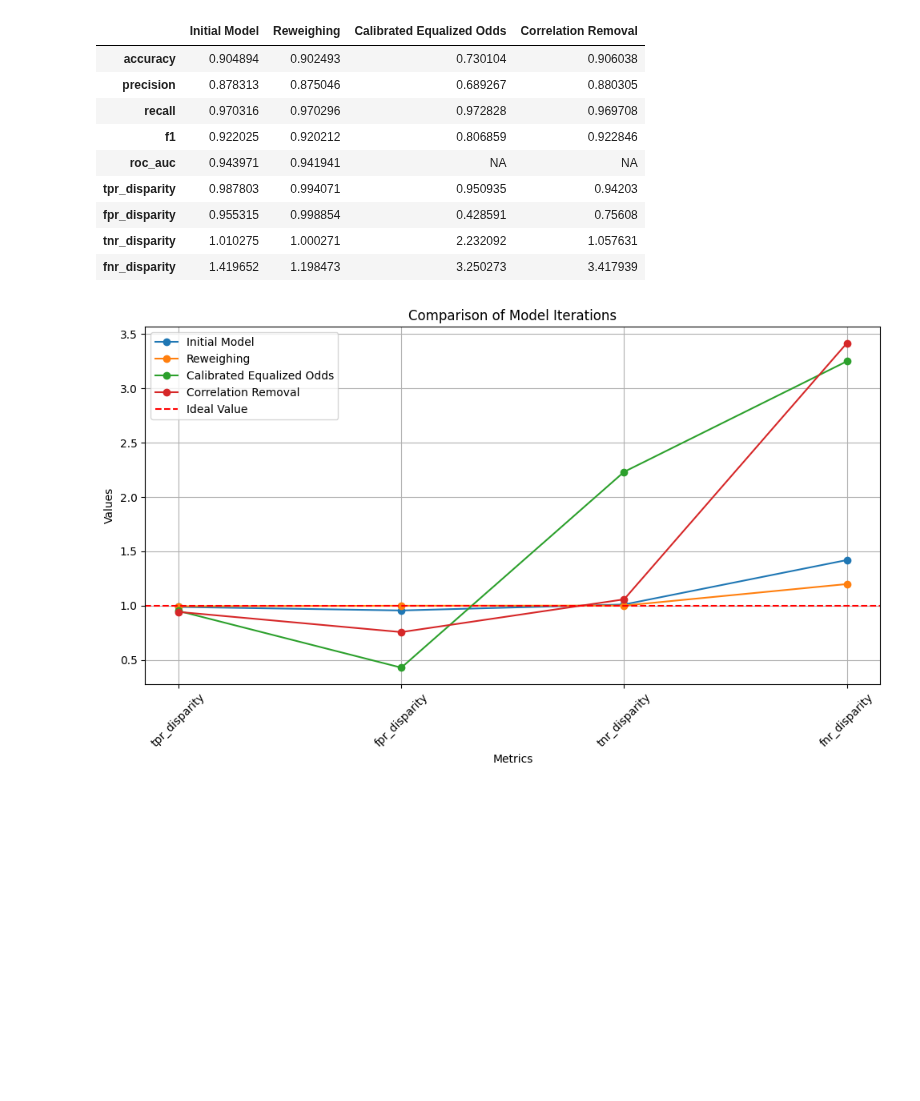
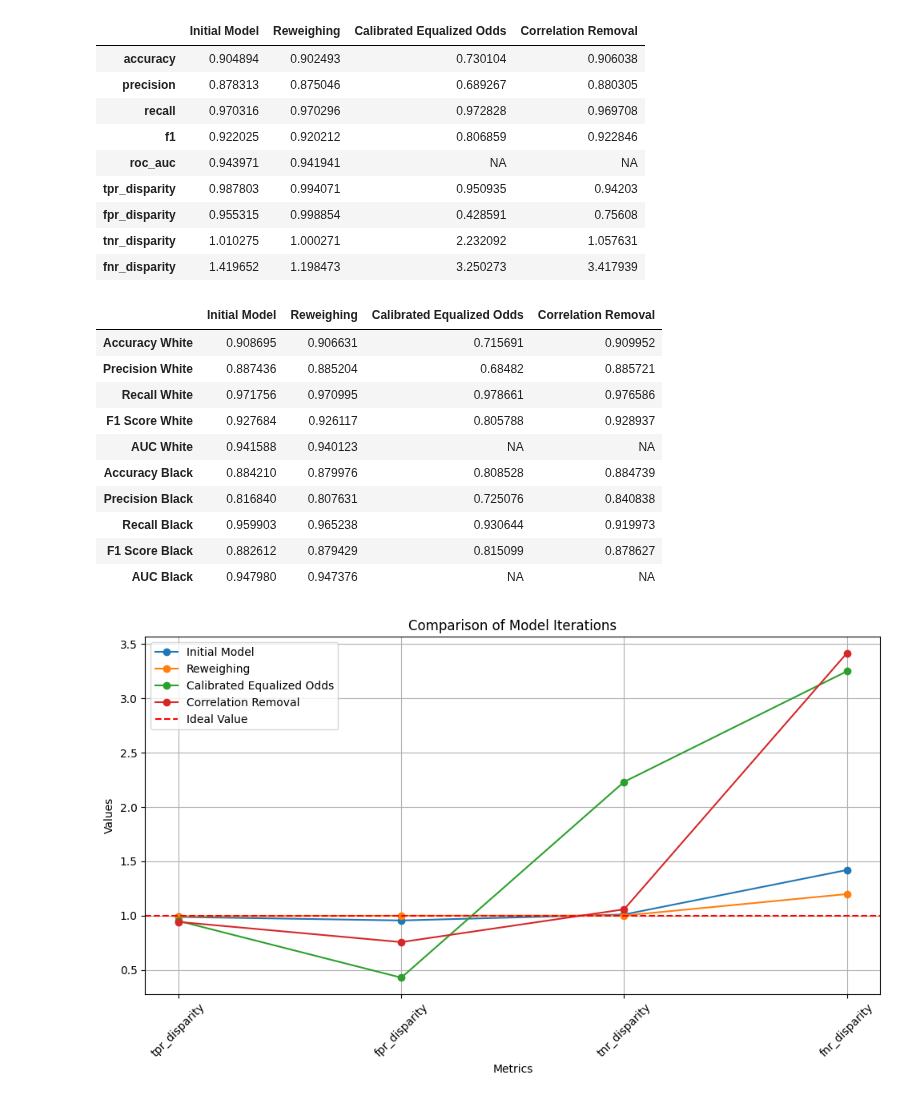
Before and after one commit to HaukeSchwarz/Thesis, a Jupyter notebook: notebooks/Aggregated_Result_Analysis.ipynb, the cells around one changed output. Drawn from its saved outputs; the diff is of its cells as text; code cells hidden in the pictures; blank space fills up the shorter version.

Commit message:
updated to display both dataframes for results section

```diff
--- a/notebooks/Aggregated_Result_Analysis.ipynb
+++ b/notebooks/Aggregated_Result_Analysis.ipynb
@@ -28,6 +28,20 @@ fairness_performance_df
 | fpr_disparity | 0.955315 | 0.998854 | 0.428591 | 0.75608 |
 | tnr_disparity | 1.010275 | 1.000271 | 2.232092 | 1.057631 |
 | fnr_disparity | 1.419652 | 1.198473 | 3.250273 | 3.417939 |
+# %%
+race_score_df
+# %% [output]
+|  | Initial Model | Reweighing | Calibrated Equalized Odds | Correlation Removal |
+| Accuracy White | 0.908695 | 0.906631 | 0.715691 | 0.909952 |
+| Precision White | 0.887436 | 0.885204 | 0.68482 | 0.885721 |
+| Recall White | 0.971756 | 0.970995 | 0.978661 | 0.976586 |
+| F1 Score White | 0.927684 | 0.926117 | 0.805788 | 0.928937 |
+| AUC White | 0.941588 | 0.940123 | NA | NA |
+| Accuracy Black | 0.884210 | 0.879976 | 0.808528 | 0.884739 |
+| Precision Black | 0.816840 | 0.807631 | 0.725076 | 0.840838 |
+| Recall Black | 0.959903 | 0.965238 | 0.930644 | 0.919973 |
+| F1 Score Black | 0.882612 | 0.879429 | 0.815099 | 0.878627 |
+| AUC Black | 0.947980 | 0.947376 | NA | NA |
 # %%
 data = {
     'KPI': ['tpr_disparity', 'fpr_disparity', 'tnr_disparity', 'fnr_disparity'],
```
